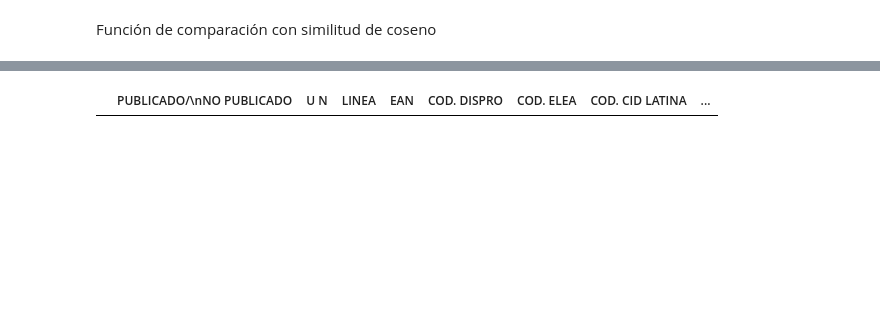
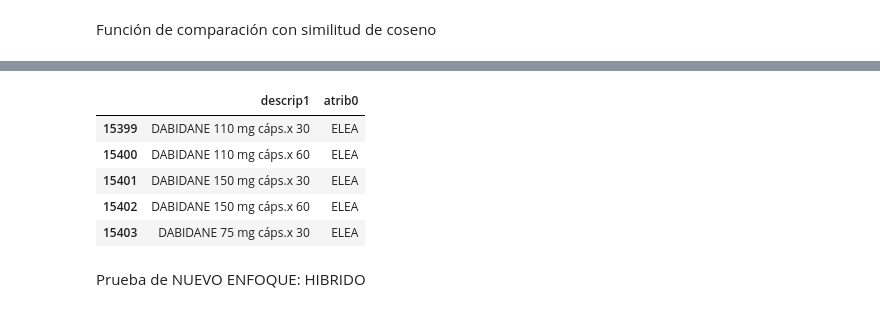
Before and after one commit to emmaSDNZ/digitalizacion_distriapp, a Jupyter notebook: backend/src/notebook/procesamiento_datos.ipynb, the cells around one changed output, grey strips where cells are left out. Drawn from its saved outputs; the diff is of its cells as text; code cells hidden in the pictures; blank space fills up the shorter version.

Commit message:
prueba nuevo enfoque

```diff
--- a/backend/src/notebook/procesamiento_datos.ipynb
+++ b/backend/src/notebook/procesamiento_datos.ipynb
@@ -1,12 +1,3 @@
 # %%
 import pandas as pd
 import re
-# %%
-#Carga de datos CSV
-data = pd.read_csv("L_STMaestroPrd.csv")
-data.columns[data.isna().all()]
-df_MasterProductos = data.dropna(axis=1, how='all').copy()
-df_MasterProductos["descripcion_limpia_producto"] = df_MasterProductos["descrip1"].fillna('') + " " + df_MasterProductos["descrip2"].fillna('')
-
-data_1 = pd.read_csv('Phoenix.csv')
-data_1.columns
@@ -34,0 +6,21 @@ Name: descripcion_limpia_proveedor, Length: 702, dtype: object
+# %%
+#Carga de datos CSV
+
+#Carga de Producto
+df_Producto = pd.read_csv("L_STMaestroPrd.csv")
+# Eliminar filas donde todas sus columnas están vacías
+df_MasterProductos = df_Producto.dropna(how='all')
+
+# Eliminar columnas donde todos sus valores están vacíos
+df_MasterProductos = df_MasterProductos.dropna(axis=1, how='all')
+df_MasterProductos["descripcion_limpia_producto"] = df_MasterProductos["descrip1"].fillna('') + " " + df_MasterProductos["descrip2"].fillna('')
+
+#Carga Proveedor
+df_Proveedor = pd.read_csv('Phoenix.csv')
+# Eliminar filas donde todas sus columnas están vacías
+df_Proveedor = df_Proveedor.dropna(how='all')
+
+# Eliminar columnas donde todos sus valores están vacíos
+df_Proveedor = df_Proveedor.dropna(axis=1, how='all')
+
+df_Proveedor['descripcion_limpia_proveedor'] = df_Proveedor['descripcion']
@@ -341,8 +337,15 @@ resultado['descripcion_limpia_producto'].tolist()
 # %%
 # Buscar 'allopurinol fabra' en la columna 'descripcion_limpia_producto' (ajusta el nombre de la columna si es diferente)
-dddd = df_Proveedor[df_Proveedor['descripcion_limpia_proveedor'].str.contains('allopurinol 300 miligramos', case=False, na=False)]
+dddd = df_MasterProductos[df_MasterProductos['descripcion_limpia_producto'].str.contains('DABIDANE', case=False, na=False)]
 
 # Mostrar el resultado
-dddd
+dddd[['descrip1', 'atrib0']]
 # %% [output]
-|  | PUBLICADO/\nNO PUBLICADO | U N | LINEA | EAN | COD. DISPRO | COD. ELEA | COD. CID LATINA | ... |
+|  | descrip1 | atrib0 |
+| 15399 | DABIDANE 110 mg cáps.x 30 | ELEA |
+| 15400 | DABIDANE 110 mg cáps.x 60 | ELEA |
+| 15401 | DABIDANE 150 mg cáps.x 30 | ELEA |
+| 15402 | DABIDANE 150 mg cáps.x 60 | ELEA |
+| 15403 | DABIDANE 75 mg cáps.x 30 | ELEA |
+# %% [markdown]
+Prueba de  NUEVO ENFOQUE: HIBRIDO
```
Also changed, not shown: parts of 21 cells of this notebook.
